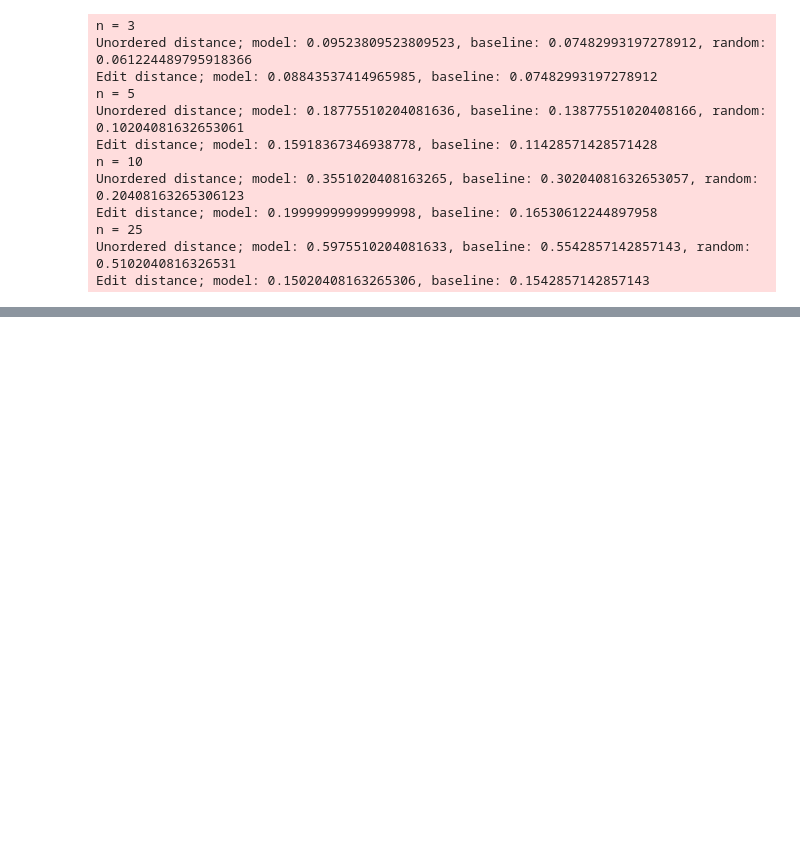
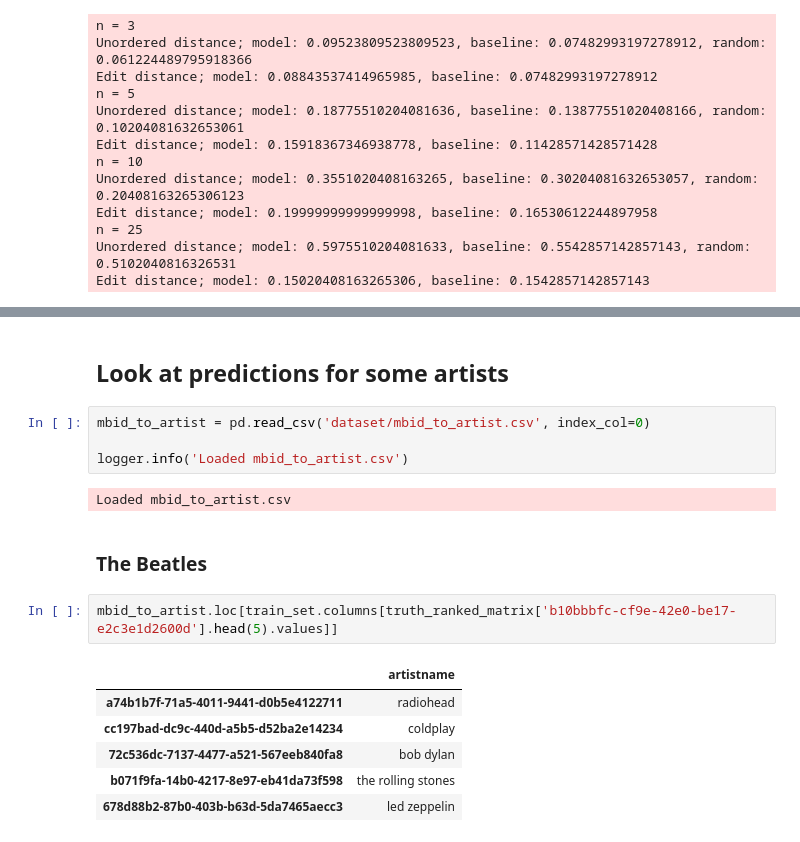
Before and after one commit to naallen/music-similarity-deep-learning, a Jupyter notebook: eval.ipynb, the cells around one changed output, grey strips where cells are left out. Saved outputs shown, nothing was run; the diff lists cells and outputs as text; blank space fills up the shorter version.

```diff
--- a/eval.ipynb
+++ b/eval.ipynb
@@ -327,0 +372,19 @@ Edit distance; model: 0.15020408163265306, baseline: 0.1542857142857143
+# %% [markdown]
+## Look at predictions for some artists
+# %%
+mbid_to_artist = pd.read_csv('dataset/mbid_to_artist.csv', index_col=0)
+
+logger.info('Loaded mbid_to_artist.csv')
+# %% [output]
+Loaded mbid_to_artist.csv
+# %% [markdown]
+### The Beatles
+# %%
+mbid_to_artist.loc[train_set.columns[truth_ranked_matrix['b10bbbfc-cf9e-42e0-be17-e2c3e1d2600d'].head(5).values]]
+# %% [output]
+|  | artistname |
+| a74b1b7f-71a5-4011-9441-d0b5e4122711 | radiohead |
+| cc197bad-dc9c-440d-a5b5-d52ba2e14234 | coldplay |
+| 72c536dc-7137-4477-a521-567eeb840fa8 | bob dylan |
+| b071f9fa-14b0-4217-8e97-eb41da73f598 | the rolling stones |
+| 678d88b2-87b0-403b-b63d-5da7465aecc3 | led zeppelin |
```
Also changed, not shown: parts of 17 cells of this notebook, 1 other file.
